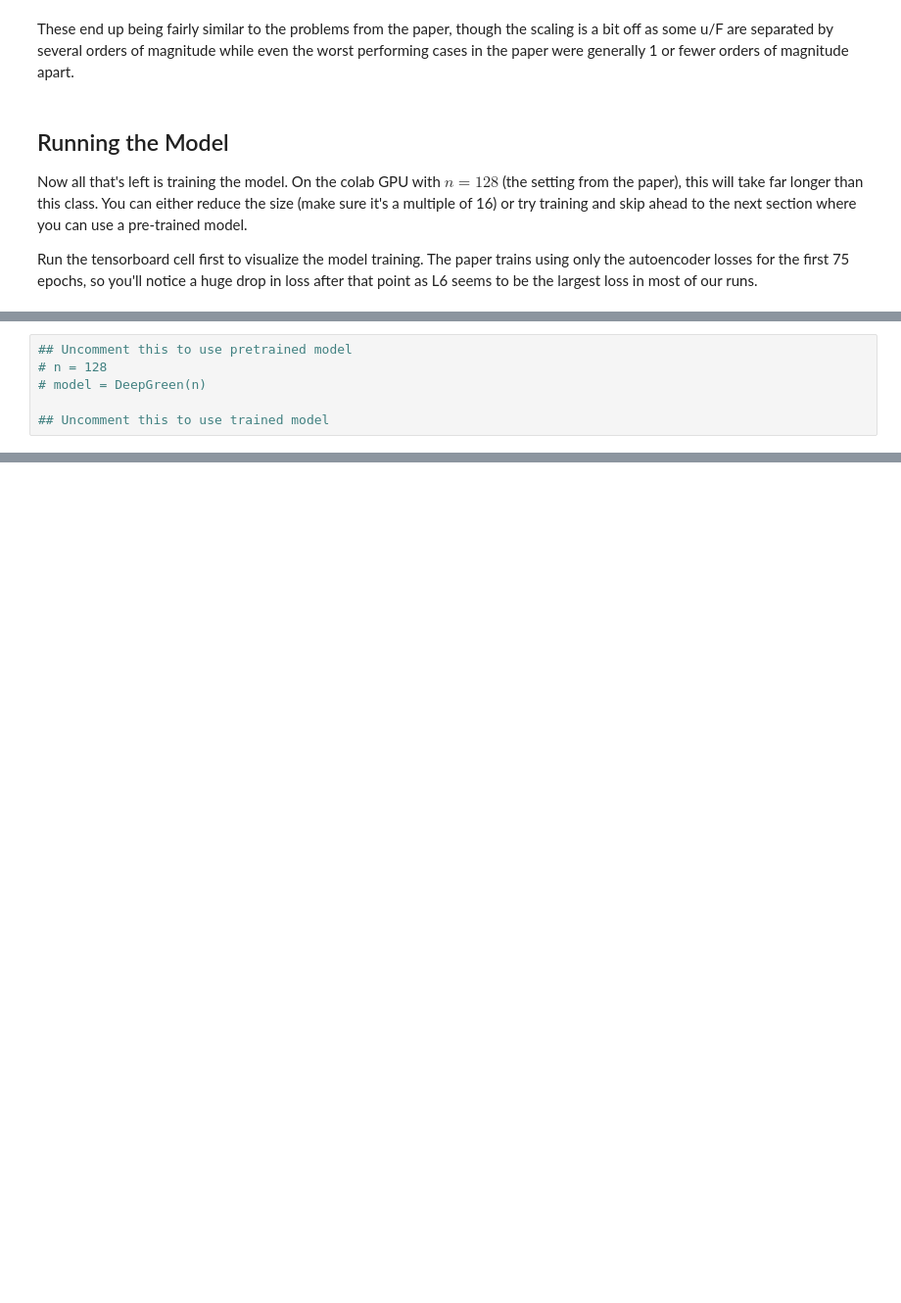
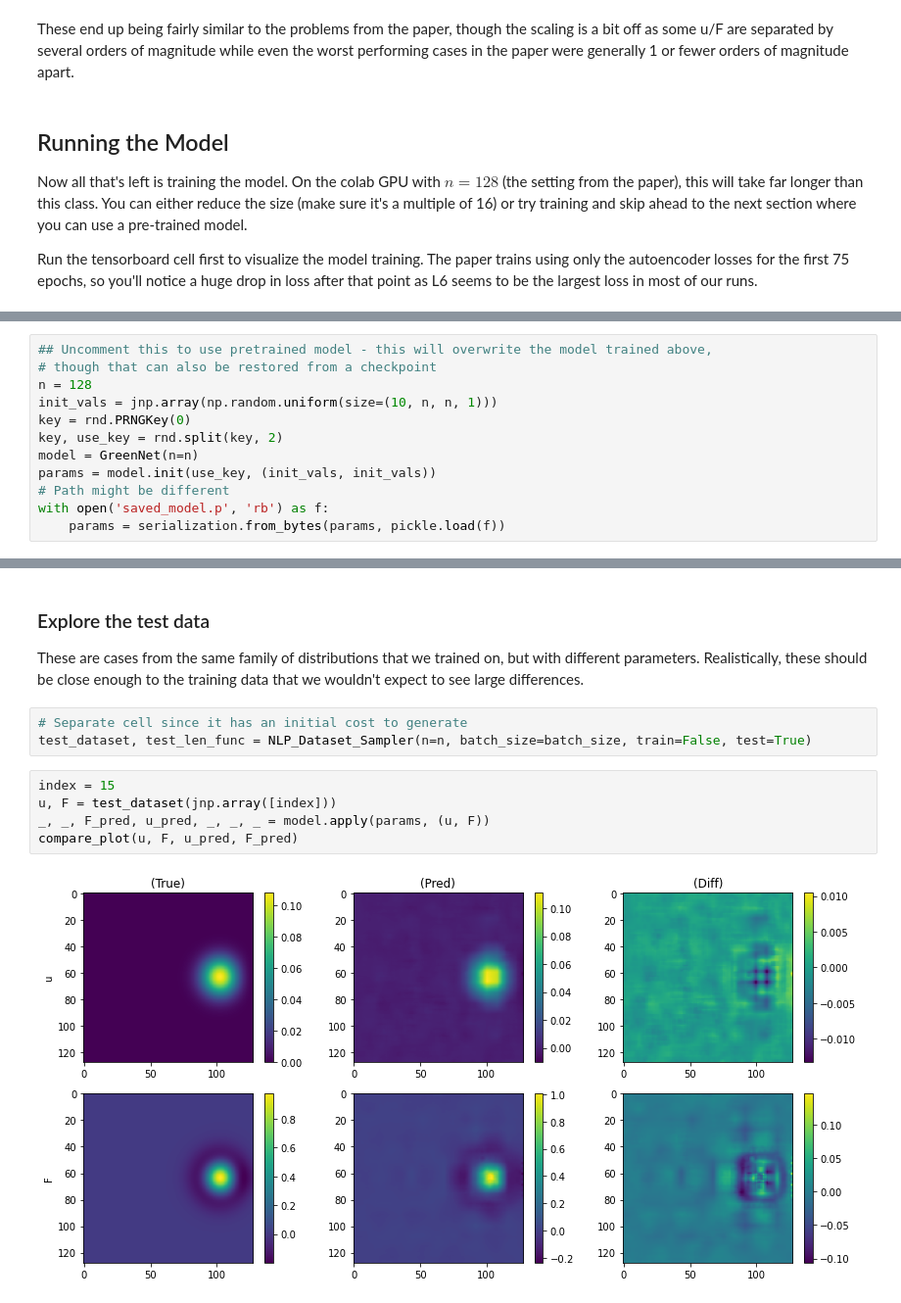
Before and after one commit to mikemccabe210/appm5720_dg_demo, a Jupyter notebook: DeepGreenDemo.ipynb, the cells around one changed output, grey strips where cells are left out. Shown: that part at 98% size. Cells and saved outputs as stored; diff of their text form; blank space fills up the shorter version.

Commit message:
Adding pretrained model and post-training exploration

```diff
--- a/DeepGreenDemo.ipynb
+++ b/DeepGreenDemo.ipynb
@@ -508,6 +519,12 @@ KeyboardInterrupt:
 # %%
-## Uncomment this to use pretrained model
-# n = 128
-# model = DeepGreen(n)
-
-## Uncomment this to use trained model
+## Uncomment this to use pretrained model - this will overwrite the model trained above,
+# though that can also be restored from a checkpoint
+n = 128
+init_vals = jnp.array(np.random.uniform(size=(10, n, n, 1)))
+key = rnd.PRNGKey(0)
+key, use_key = rnd.split(key, 2)
+model = GreenNet(n=n)
+params = model.init(use_key, (init_vals, init_vals))
+# Path might be different
+with open('saved_model.p', 'rb') as f:
+    params = serialization.from_bytes(params, pickle.load(f))
@@ -515,0 +531,14 @@ KeyboardInterrupt:
+# %% [markdown]
+### Explore the test data
+
+These are cases from the same family of distributions that we trained on, but with different parameters. Realistically, these should be close enough to the training data that we wouldn't expect to see large differences.
+# %%
+# Separate cell since it has an initial cost to generate
+test_dataset, test_len_func = NLP_Dataset_Sampler(n=n, batch_size=batch_size, train=False, test=True)
+# %%
+index = 15
+u, F = test_dataset(jnp.array([index]))
+_, _, F_pred, u_pred, _, _, _ = model.apply(params, (u, F))
+compare_plot(u, F, u_pred, F_pred)
+# %% [output]
+[figure, added]
```
Also changed, not shown: parts of 13 cells of this notebook, 1 other file.
